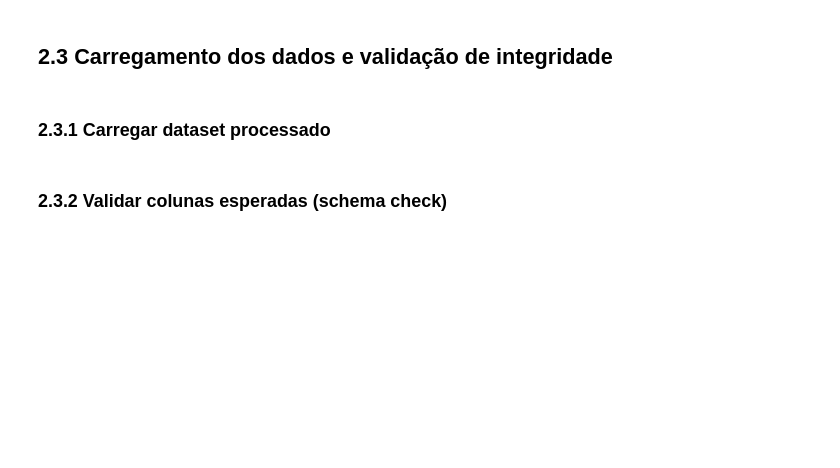
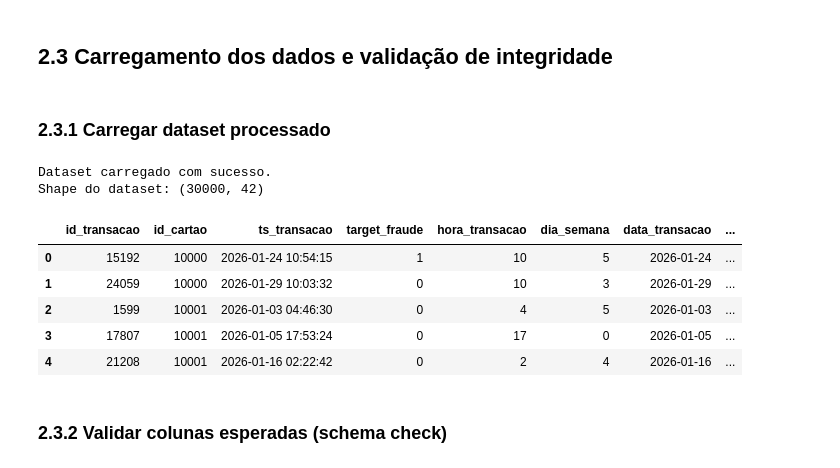
Before and after one commit to lpdata/fraude_bilhetagem, a Jupyter notebook: notebooks/03_modelagem.ipynb, the cells around one changed output. Saved outputs shown, nothing was run; the diff lists cells and outputs as text; code cells hidden in the pictures; blank space fills up the shorter version.

```diff
--- a/notebooks/03_modelagem.ipynb
+++ b/notebooks/03_modelagem.ipynb
@@ -63,0 +93,20 @@ Essa combinação de modelos garante uma comparação justa entre abordagens lin
+# %%
+# Definição de caminhos oficiais do notebook 03
+DATA_PROCESSED_DIR = "data/processed"
+DATASET_PATH = f"{DATA_PROCESSED_DIR}/dados_tratados.csv"
+SCHEMA_PATH = f"{DATA_PROCESSED_DIR}/schema_dados_tratados.json"
+METADADOS_COLUNAS_PATH = f"{DATA_PROCESSED_DIR}/metadados_colunas.csv"
+METADADOS_DATASET_PATH = f"{DATA_PROCESSED_DIR}/metadados_dataset.json"
+
+print("Dataset (modelagem):", DATASET_PATH)
+print("Schema:", SCHEMA_PATH)
+print("Metadados colunas:", METADADOS_COLUNAS_PATH)
+print("Metadados dataset:", METADADOS_DATASET_PATH)
+
+from pathlib import Path
+paths = [DATASET_PATH, SCHEMA_PATH, METADADOS_COLUNAS_PATH, METADADOS_DATASET_PATH]
+missing = [p for p in paths if not Path(p).exists()]
+if missing:
+    raise FileNotFoundError(f"Arquivos esperados não encontrados em {DATA_PROCESSED_DIR}: {missing}")
+
+print("OK — artefatos de modelagem encontrados e prontos para uso.")
@@ -67,5 +170,21 @@ Essa combinação de modelos garante uma comparação justa entre abordagens lin
 ## 2.3 Carregamento dos dados e validação de integridade
 # %% [markdown]
 ### 2.3.1 Carregar dataset processado
+# %%
+df = pd.read_csv(DATASET_PATH)
+
+print("Dataset carregado com sucesso.")
+print("Shape do dataset:", df.shape)
+
+df.head()
+# %% [output]
+Dataset carregado com sucesso.
+Shape do dataset: (30000, 42)
+|  | id_transacao | id_cartao | ts_transacao | target_fraude | hora_transacao | dia_semana | data_transacao | ... |
+| 0 | 15192 | 10000 | 2026-01-24 10:54:15 | 1 | 10 | 5 | 2026-01-24 | ... |
+| 1 | 24059 | 10000 | 2026-01-29 10:03:32 | 0 | 10 | 3 | 2026-01-29 | ... |
+| 2 | 1599 | 10001 | 2026-01-03 04:46:30 | 0 | 4 | 5 | 2026-01-03 | ... |
+| 3 | 17807 | 10001 | 2026-01-05 17:53:24 | 0 | 17 | 0 | 2026-01-05 | ... |
+| 4 | 21208 | 10001 | 2026-01-16 02:22:42 | 0 | 2 | 4 | 2026-01-16 | ... |
 # %% [markdown]
 ### 2.3.2 Validar colunas esperadas (schema check)
```
Also changed, not shown: parts of 20 cells of this notebook.
